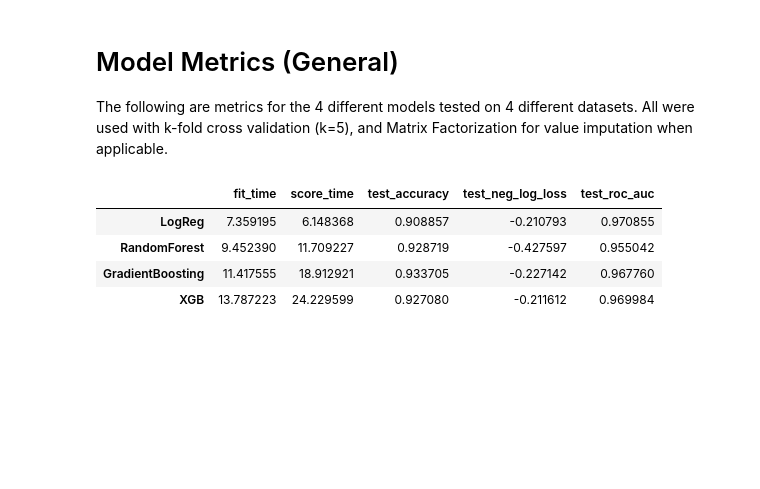
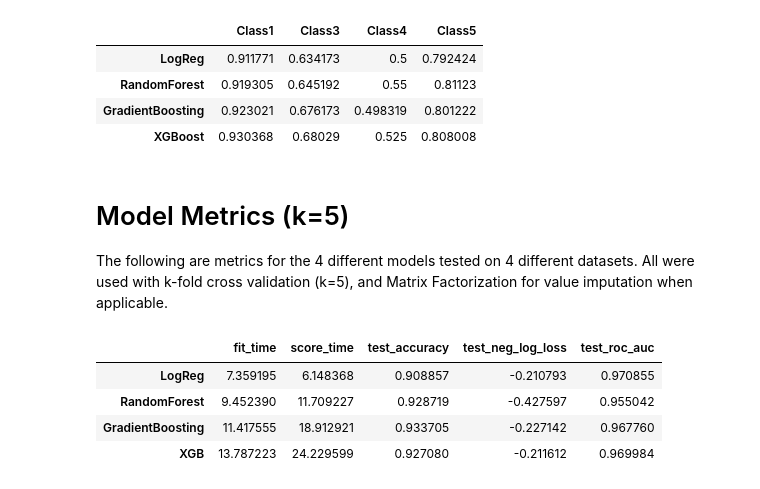
Before and after one commit to cjsmith015/Machine_Learning_and_ADHD, a Jupyter notebook: Model Metrics.ipynb, the cells around one changed output. Saved outputs shown, nothing was run; the diff lists cells and outputs as text; code cells hidden in the pictures; blank space fills up the shorter version.

```diff
--- a/Model Metrics.ipynb
+++ b/Model Metrics.ipynb
@@ -7,5 +154,22 @@ plt.style.use('ggplot')
+# %%
+roc_multiclass_metrics_test = pd.DataFrame(data=None,
+                                      index=index,
+                                      columns=columns)
+# %%
+roc_multiclass_metrics_test.loc['LogReg',:] = lr_test.mean()
+roc_multiclass_metrics_test.loc['RandomForest',:] = rf_test.mean()
+roc_multiclass_metrics_test.loc['GradientBoosting',:] = gb_test.mean()
+roc_multiclass_metrics_test.loc['XGBoost',:] = xgb_test.mean()
+# %%
+roc_multiclass_metrics_test.drop(columns='size')
+# %% [output]
+|  | Class1 | Class3 | Class4 | Class5 |
+| LogReg | 0.911771 | 0.634173 | 0.5 | 0.792424 |
+| RandomForest | 0.919305 | 0.645192 | 0.55 | 0.81123 |
+| GradientBoosting | 0.923021 | 0.676173 | 0.498319 | 0.801222 |
+| XGBoost | 0.930368 | 0.68029 | 0.525 | 0.808008 |
 # %% [markdown]
-# Model Metrics (General)
+# Model Metrics (k=5)
 
 The following are metrics for the 4 different models tested on 4 different datasets. All were used with k-fold cross validation (k=5), and Matrix Factorization for value imputation when applicable.
 # %%
```
Also changed, not shown: parts of 24 cells of this notebook, 2 other files.
